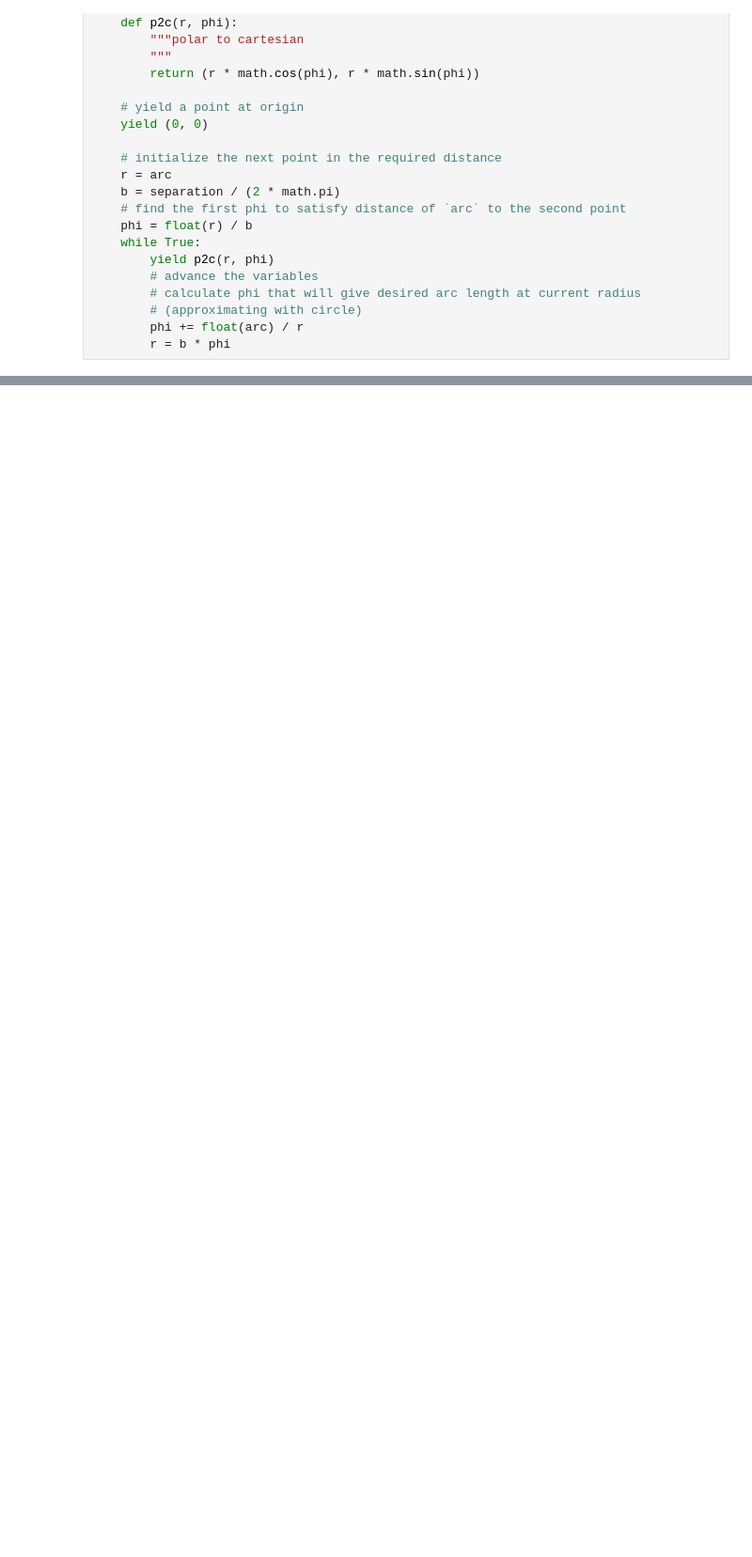
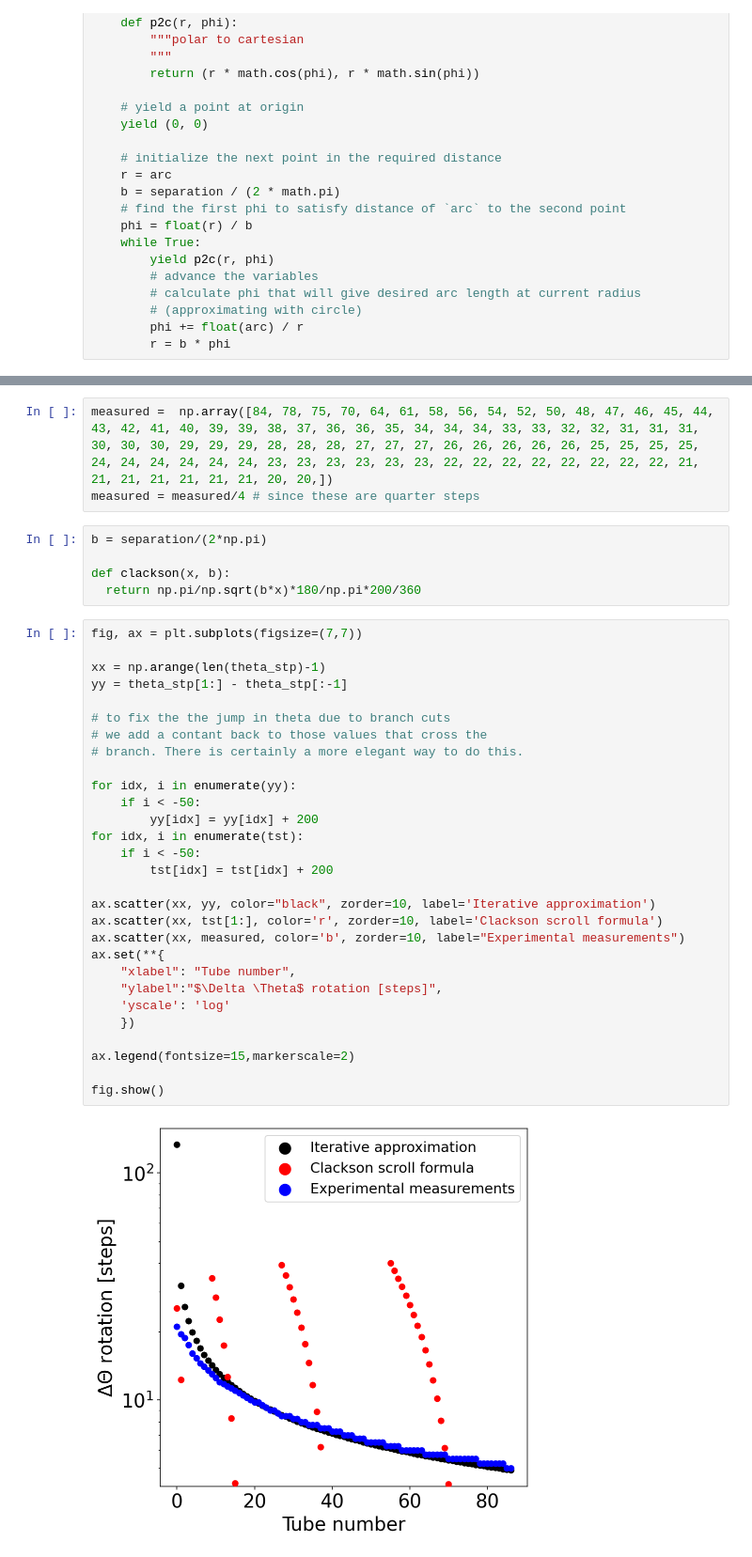
Before and after one commit to pachterlab/colosseum, a Jupyter notebook: analysis/archimedian_spiral.ipynb, the cells around one changed output, grey strips where cells are left out. Shown: that part at 94% size. Cells and saved outputs as stored; diff of their text form; blank space fills up the shorter version.

```diff
--- a/analysis/archimedian_spiral.ipynb
+++ b/analysis/archimedian_spiral.ipynb
@@ -62 +105,40 @@ b = 19.5/(2*np.pi)
+# %%
+measured =  np.array([84, 78, 75, 70, 64, 61, 58, 56, 54, 52, 50, 48, 47, 46, 45, 44, 43, 42, 41, 40, 39, 39, 38, 37, 36, 36, 35, 34, 34, 34, 33, 33, 32, 32, 31, 31, 31, 30, 30, 30, 29, 29, 29, 28, 28, 28, 27, 27, 27, 26, 26, 26, 26, 26, 25, 25, 25, 25, 24, 24, 24, 24, 24, 24, 23, 23, 23, 23, 23, 23, 22, 22, 22, 22, 22, 22, 22, 22, 21, 21, 21, 21, 21, 21, 21, 20, 20,])
+measured = measured/4 # since these are quarter steps
+# %%
+b = separation/(2*np.pi)
+
+def clackson(x, b):
+  return np.pi/np.sqrt(b*x)*180/np.pi*200/360
+# %%
+fig, ax = plt.subplots(figsize=(7,7))
+
+xx = np.arange(len(theta_stp)-1)
+yy = theta_stp[1:] - theta_stp[:-1]
+
+# to fix the the jump in theta due to branch cuts
+# we add a contant back to those values that cross the
+# branch. There is certainly a more elegant way to do this.
+
+for idx, i in enumerate(yy):
+    if i < -50:
+        yy[idx] = yy[idx] + 200
+for idx, i in enumerate(tst):
+    if i < -50:
+        tst[idx] = tst[idx] + 200
+
+ax.scatter(xx, yy, color="black", zorder=10, label='Iterative approximation')
+ax.scatter(xx, tst[1:], color='r', zorder=10, label='Clackson scroll formula')
+ax.scatter(xx, measured, color='b', zorder=10, label="Experimental measurements")
+ax.set(**{
+    "xlabel": "Tube number",
+    "ylabel":"$\Delta \Theta$ rotation [steps]",
+    'yscale': 'log'
+    })
+
+ax.legend(fontsize=15,markerscale=2)
+
+fig.show()
+# %% [output]
+[figure, added]
 # %%
```
Also changed, not shown: parts of 11 cells of this notebook.
